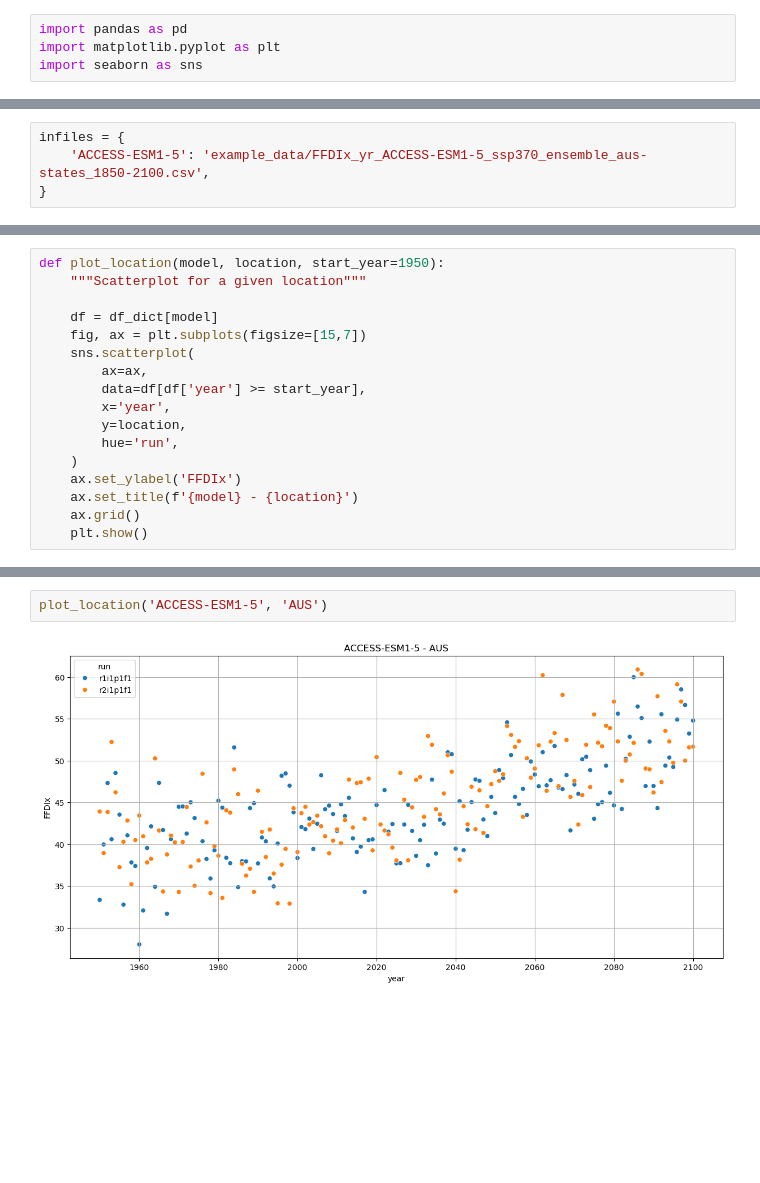
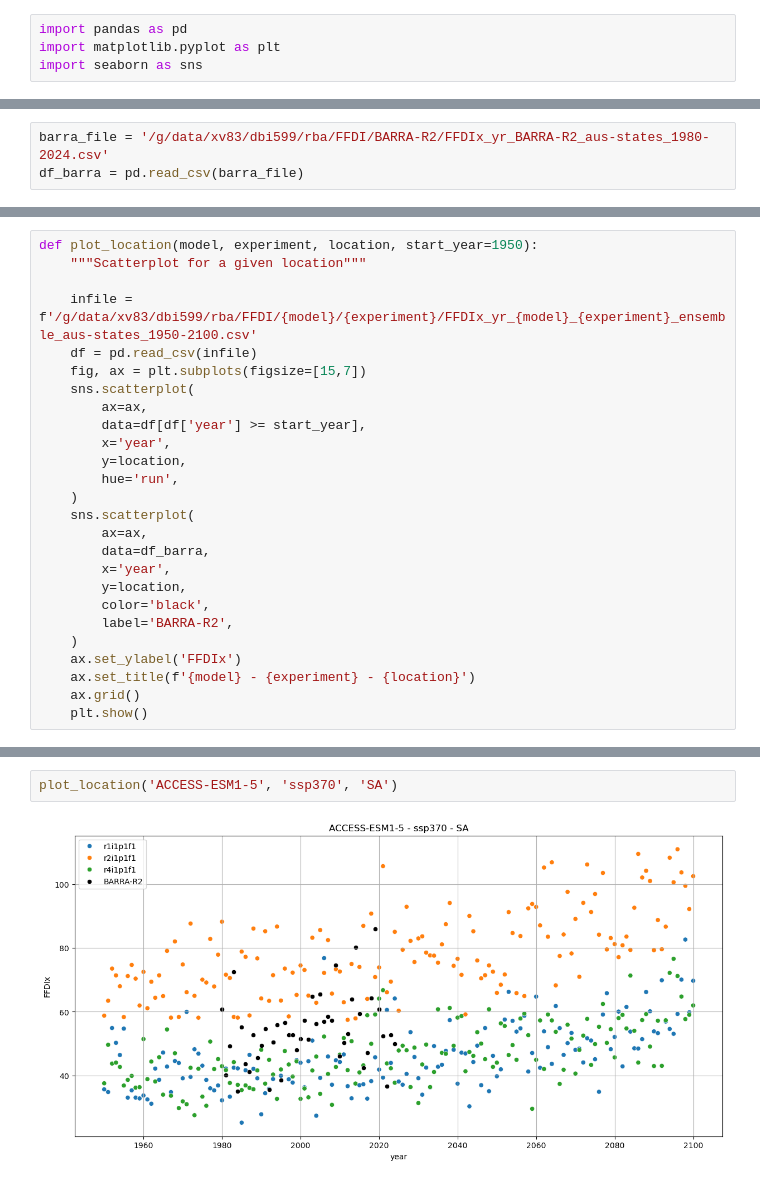
Before and after one commit to AusClimateService/rba, a Jupyter notebook: ffdix-analysis.ipynb, the cells around one changed output, grey strips where cells are left out. Drawn from its saved outputs; the diff is of its cells as text; blank space fills up the shorter version.

```diff
--- a/ffdix-analysis.ipynb
+++ b/ffdix-analysis.ipynb
@@ -5,4 +7,3 @@ import seaborn as sns
 # %%
-infiles = {
-    'ACCESS-ESM1-5': 'example_data/FFDIx_yr_ACCESS-ESM1-5_ssp370_ensemble_aus-states_1850-2100.csv',
-}
+barra_file = '/g/data/xv83/dbi599/rba/FFDI/BARRA-R2/FFDIx_yr_BARRA-R2_aus-states_1980-2024.csv'
+df_barra = pd.read_csv(barra_file)
@@ -28,8 +10,9 @@ df_dict['ACCESS-ESM1-5']
 # %%
-def plot_location(model, location, start_year=1950):
+def plot_location(model, experiment, location, start_year=1950):
     """Scatterplot for a given location"""
 
-    df = df_dict[model]
+    infile = f'/g/data/xv83/dbi599/rba/FFDI/{model}/{experiment}/FFDIx_yr_{model}_{experiment}_ensemble_aus-states_1950-2100.csv'
+    df = pd.read_csv(infile)
     fig, ax = plt.subplots(figsize=[15,7])
     sns.scatterplot(
         ax=ax,
@@ -38,8 +21,16 @@ def plot_location(model, location, start_year=1950):
         y=location,
         hue='run',
     )
+    sns.scatterplot(
+        ax=ax,
+        data=df_barra,
+        x='year',
+        y=location,
+        color='black',
+        label='BARRA-R2',
+    )
     ax.set_ylabel('FFDIx')
-    ax.set_title(f'{model} - {location}')
+    ax.set_title(f'{model} - {experiment} - {location}')
     ax.grid()
     plt.show()
 # %%
@@ -130,4 +75,4 @@ def plot_ensemble_odds(
 # %%
-plot_location('ACCESS-ESM1-5', 'AUS')
+plot_location('ACCESS-ESM1-5', 'ssp370', 'SA')
 # %% [output]
-[figure, old version]
+[figure, new version]
```
Also changed, not shown: parts of 23 cells of this notebook, 3 other files.
